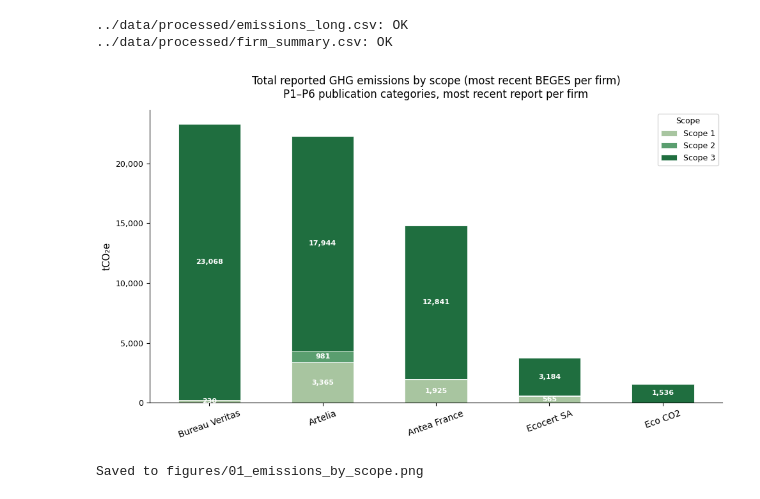
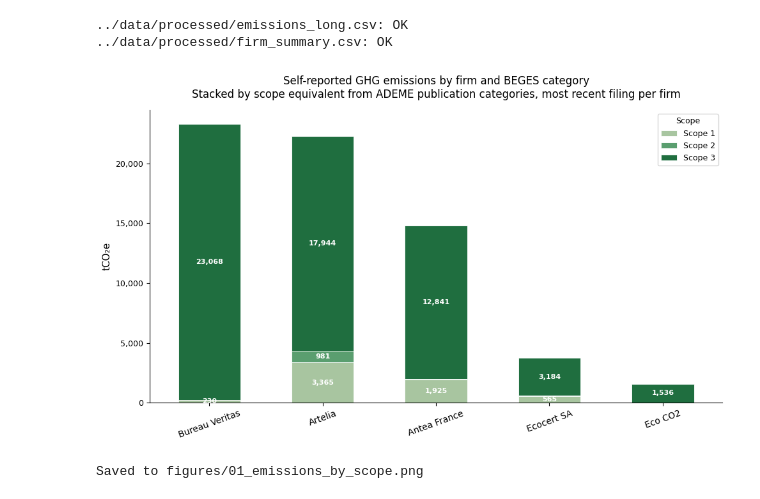
Before and after one commit to ecmccallum/bilan-critique, a Jupyter notebook: notebooks/01_emissions_extraction.ipynb, the cells around one changed output. Saved outputs shown, nothing was run; the diff lists cells and outputs as text; code cells hidden in the pictures.

```diff
--- a/notebooks/01_emissions_extraction.ipynb
+++ b/notebooks/01_emissions_extraction.ipynb
@@ -462,8 +477,8 @@ pivot.plot(
 ax.set_xlabel("")
 ax.set_ylabel("tCO₂e", fontsize=11)
 ax.set_title(
-    "Total reported GHG emissions by scope (most recent BEGES per firm)\n"
-    "P1–P6 publication categories, most recent report per firm",
+    "Self-reported GHG emissions by firm and BEGES category\n"
+"Stacked by scope equivalent from ADEME publication categories, most recent filing per firm",
     fontsize=12,
     pad=14,
 )
@@ -478,34 +493,34 @@ for bar_group in ax.containers:
         if h > 100:
             ax.text(
                 bar.get_x() + bar.get_width() / 2,
                 bar.get_y() + h / 2,
                 f"{h:,.0f}",
                 ha="center",
                 va="center",
                 fontsize=8,
                 color="white",
                 fontweight="bold",
             )
 
 # Legend
 ax.legend(
     title="Scope",
     loc="upper right",
     framealpha=0.8,
     fontsize=9,
     title_fontsize=9,
 )
 
 ax.spines[["top", "right"]].set_visible(False)
 
 plt.tight_layout()
 import os
 os.makedirs("../figures", exist_ok=True)
 plt.savefig("../figures/01_emissions_by_scope.png", dpi=150, bbox_inches="tight")
 plt.show()
 print("Saved to figures/01_emissions_by_scope.png")
 # %% [output]
-[figure, old version]
+[figure, new version]
 Saved to figures/01_emissions_by_scope.png
 # %% [markdown]
 ## Findings: emissions by scope across five firms
```
Also changed, not shown: parts of 4 cells of this notebook, 3 other files.
